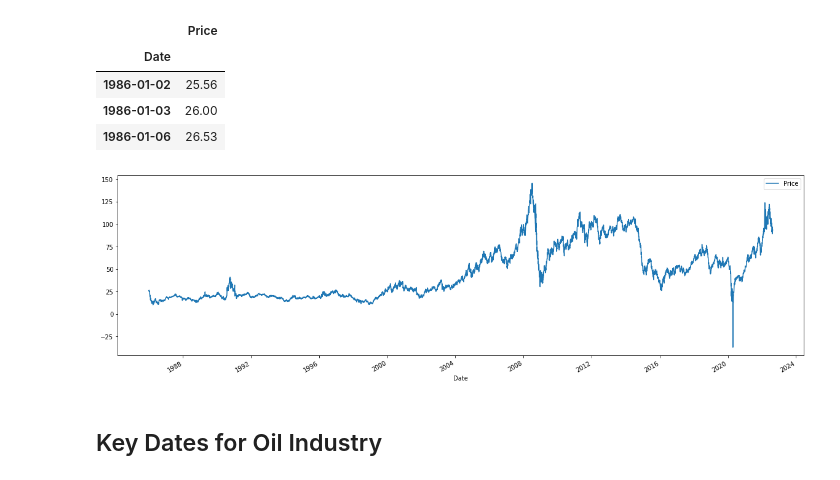
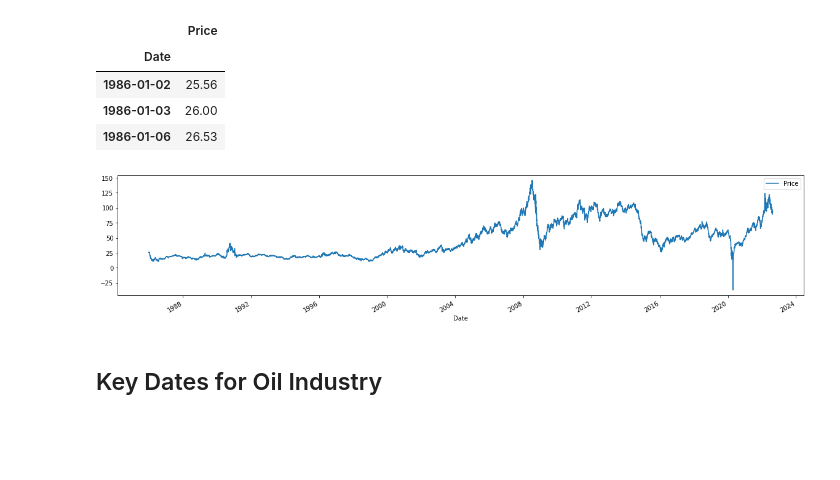
Before and after one commit to Dnbg1982/Oil-Gas-Projects, a Jupyter notebook: Oil Market/Notebooks/Oil_price.ipynb, the cells around one changed output. Saved outputs shown, nothing was run; the diff lists cells and outputs as text; code cells hidden in the pictures; blank space fills up the shorter version.

```diff
--- a/Oil Market/Notebooks/Oil_price.ipynb
+++ b/Oil Market/Notebooks/Oil_price.ipynb
@@ -60,9 +59,9 @@ data_wti.head(3)
 | 1986-01-03 | 26.00 |
 | 1986-01-06 | 26.53 |
 # %%
-data_wti.plot(figsize=(20,6));
+data_wti.plot(figsize=(20,4));
 # %% [output]
-[figure, old version]
+[figure, new version]
 # %% [markdown]
 ## Key Dates for Oil Industry
 # %%
```
Also changed, not shown: parts of 1 cell of this notebook.
